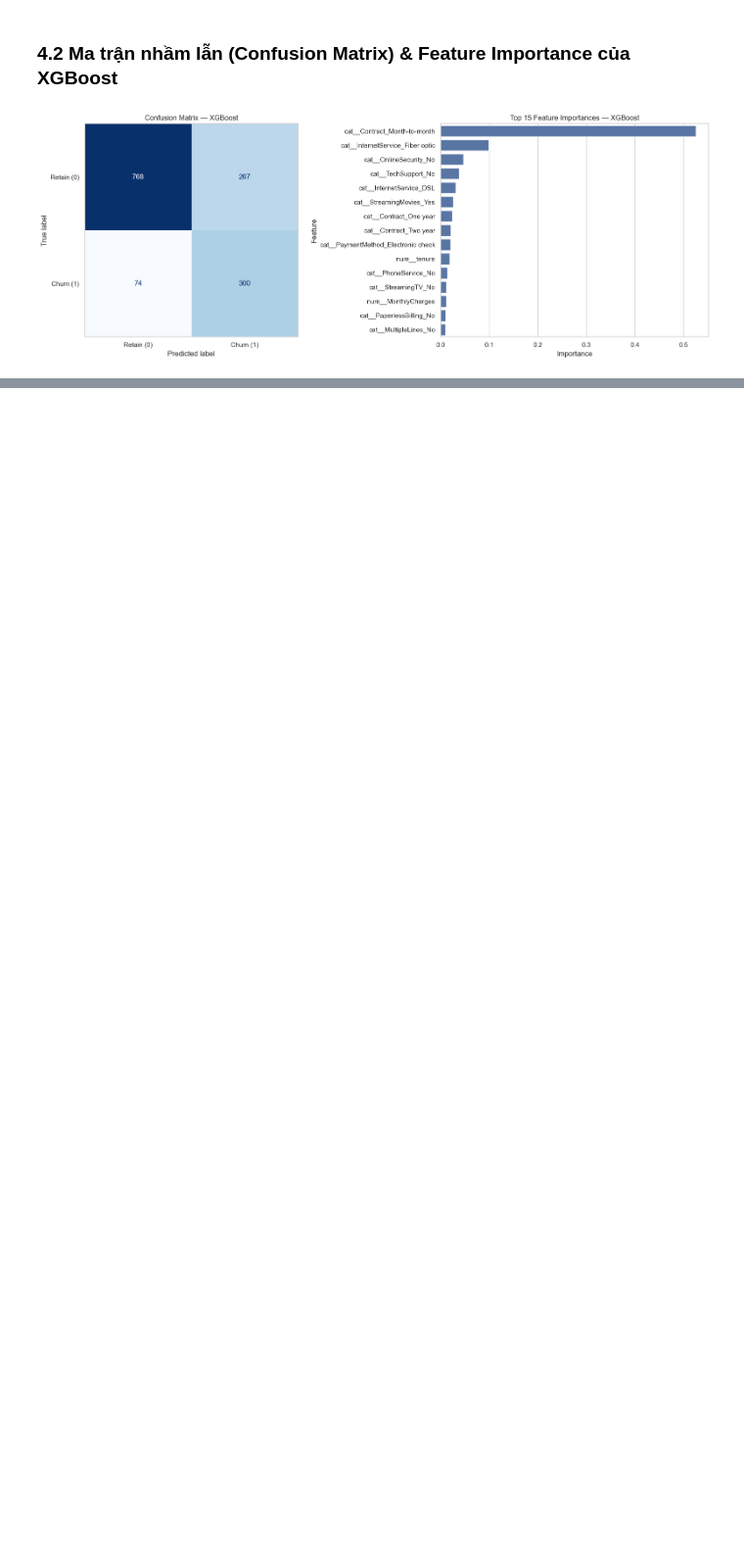
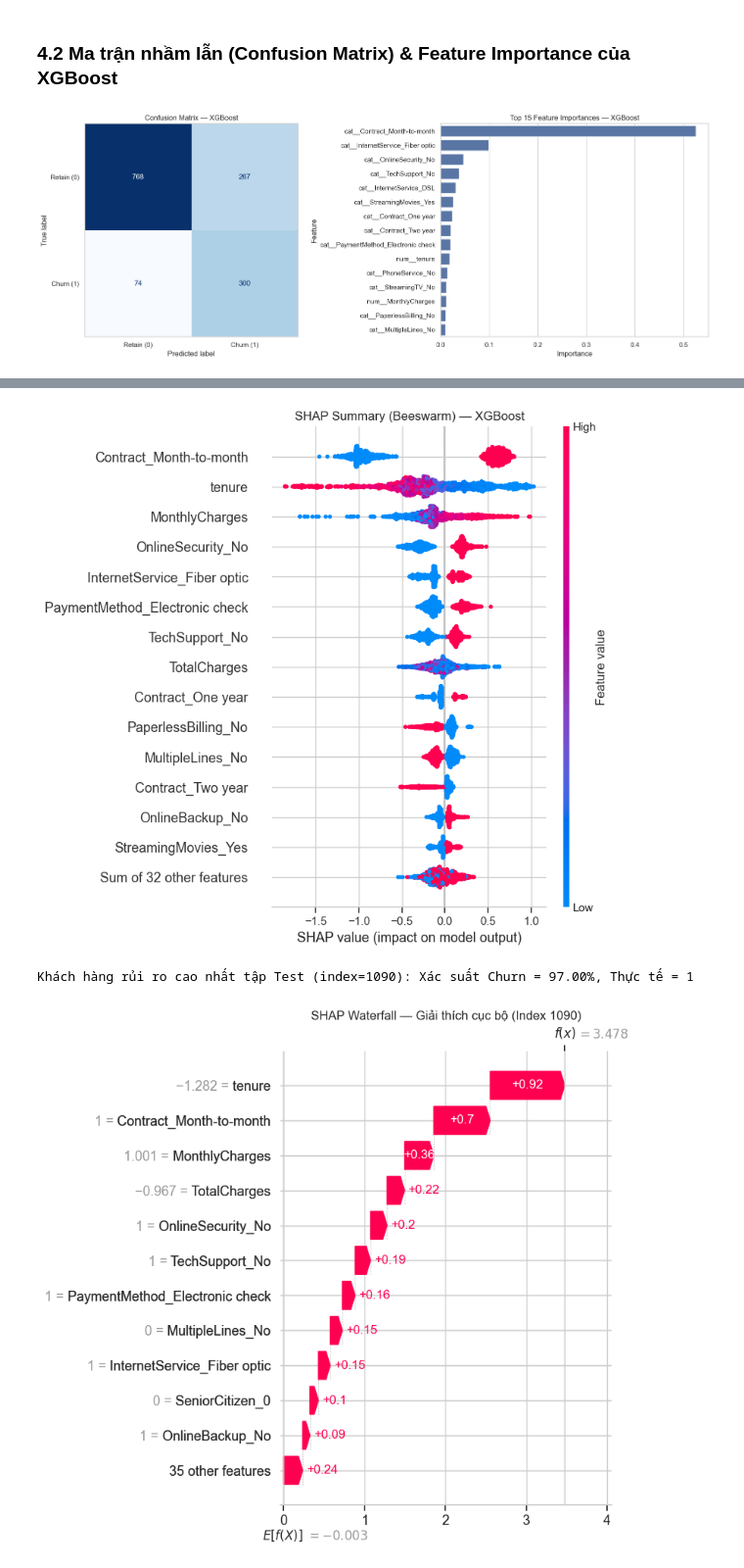
Before and after one commit to nphat-code/ml-customer-churn-service, a Jupyter notebook: notebooks/customer_churn_experiments.ipynb, the cells around one changed output, grey strips where cells are left out. Shown at 98% size. Cells and saved outputs as stored; diff of their text form; code cells hidden in the pictures; blank space fills up the shorter version.

Commit message:
docs: add TreeSHAP global and local explainability to notebook

```diff
--- a/notebooks/customer_churn_experiments.ipynb
+++ b/notebooks/customer_churn_experiments.ipynb
@@ -320,0 +328,44 @@ plt.show()
+# %%
+preprocessor = best_pipeline.named_steps["preprocessor"]
+classifier = best_pipeline.named_steps["classifier"]
+
+X_test_transformed = preprocessor.transform(X_test)
+clean_feature_names = [
+    name.split("__", 1)[-1] for name in preprocessor.get_feature_names_out()
+]
+
+contribs = classifier.get_booster().predict(
+    xgb.DMatrix(X_test_transformed), pred_contribs=True
+)
+shap_values = contribs[:, :-1]
+base_values = contribs[:, -1]
+
+shap_explanation = shap.Explanation(
+    values=shap_values,
+    base_values=base_values,
+    data=X_test_transformed,
+    feature_names=clean_feature_names,
+)
+
+plt.figure(figsize=(10, 6))
+shap.plots.beeswarm(shap_explanation, max_display=15, show=False)
+plt.title(f"SHAP Summary (Beeswarm) — {best_model_name}")
+plt.tight_layout()
+plt.show()
+
+high_risk_idx = int(np.argmax(probabilities[best_model_name]))
+high_risk_prob = float(probabilities[best_model_name][high_risk_idx])
+print(
+    f"Khách hàng rủi ro cao nhất tập Test (index={high_risk_idx}): "
+    f"Xác suất Churn = {high_risk_prob:.2%}, Thực tế = {y_test.iloc[high_risk_idx]}"
+)
+
+plt.figure(figsize=(10, 5))
+shap.plots.waterfall(shap_explanation[high_risk_idx], max_display=12, show=False)
+plt.title(f"SHAP Waterfall — Giải thích cục bộ (Index {high_risk_idx})")
+plt.tight_layout()
+plt.show()
+# %% [output]
+[figure, added]
+Khách hàng rủi ro cao nhất tập Test (index=1090): Xác suất Churn = 97.00%, Thực tế = 1
+[figure, added]
```
Also changed, not shown: parts of 2 cells of this notebook.
